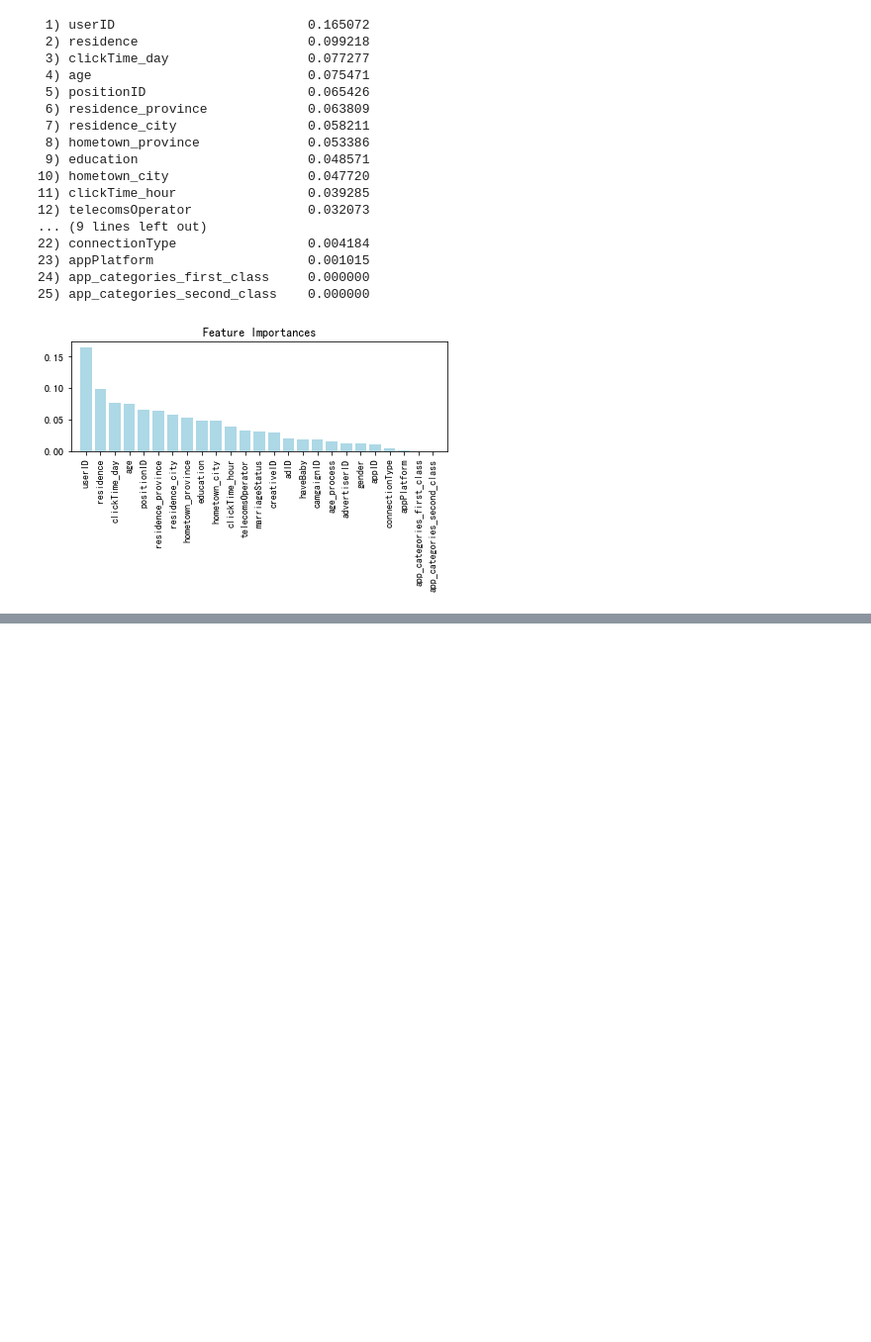
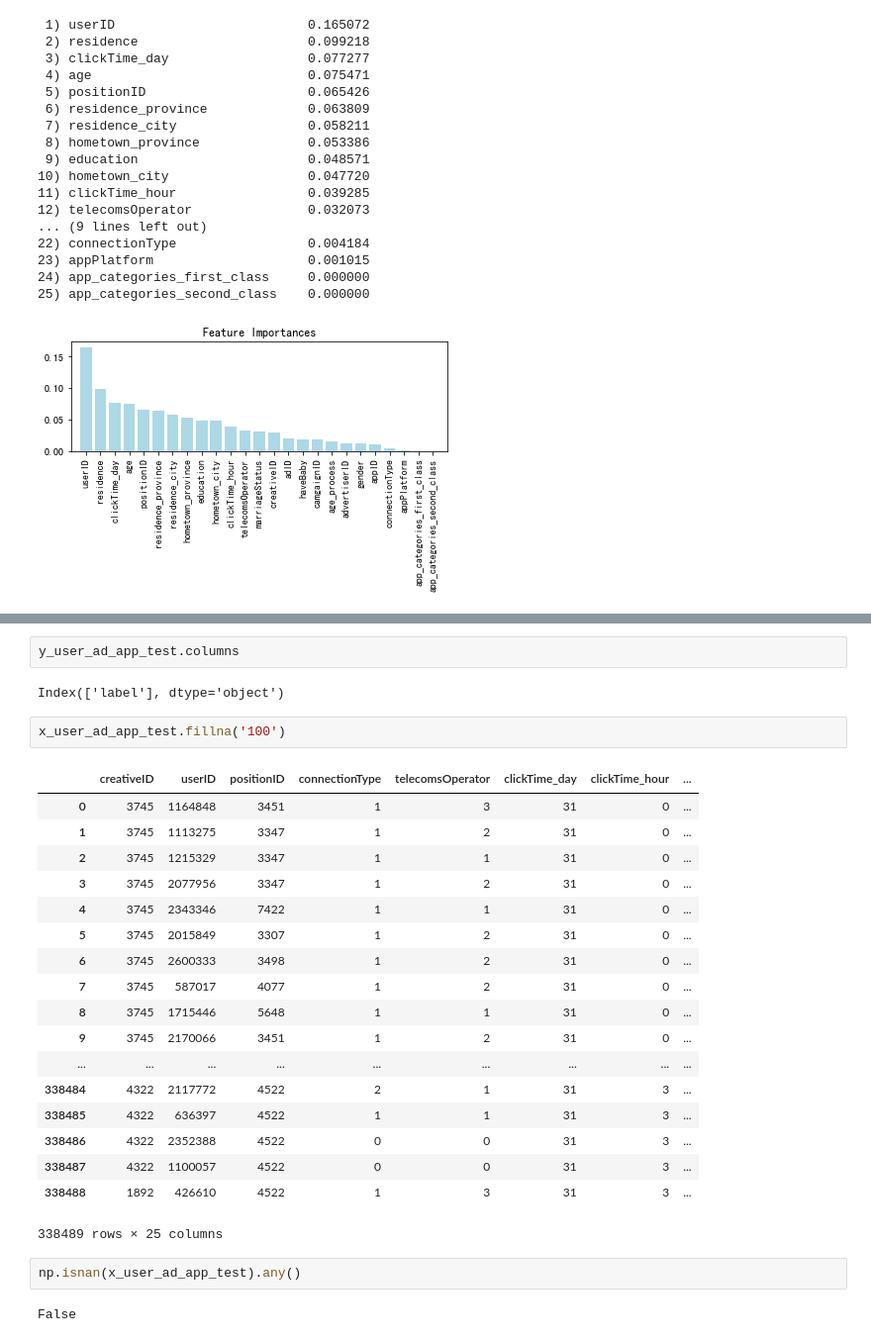
Before and after one commit to JamesTensor/Grocery, a Jupyter notebook: 点击率预估.ipynb, the cells around one changed output, grey strips where cells are left out. Shown at 99% size. Saved outputs shown, nothing was run; the diff lists cells and outputs as text; blank space fills up the shorter version.

```diff
--- a/点击率预估.ipynb
+++ b/点击率预估.ipynb
@@ -388,0 +481,29 @@ plt.show()
+# %%
+y_user_ad_app_test.columns
+# %% [output]
+Index(['label'], dtype='object')
+# %%
+x_user_ad_app_test.fillna('100')
+# %% [output]
+|  | creativeID | userID | positionID | connectionType | telecomsOperator | clickTime_day | clickTime_hour | ... |
+| 0 | 3745 | 1164848 | 3451 | 1 | 3 | 31 | 0 | ... |
+| 1 | 3745 | 1113275 | 3347 | 1 | 2 | 31 | 0 | ... |
+| 2 | 3745 | 1215329 | 3347 | 1 | 1 | 31 | 0 | ... |
+| 3 | 3745 | 2077956 | 3347 | 1 | 2 | 31 | 0 | ... |
+| 4 | 3745 | 2343346 | 7422 | 1 | 1 | 31 | 0 | ... |
+| 5 | 3745 | 2015849 | 3307 | 1 | 2 | 31 | 0 | ... |
+| 6 | 3745 | 2600333 | 3498 | 1 | 2 | 31 | 0 | ... |
+| 7 | 3745 | 587017 | 4077 | 1 | 2 | 31 | 0 | ... |
+| 8 | 3745 | 1715446 | 5648 | 1 | 1 | 31 | 0 | ... |
+| 9 | 3745 | 2170066 | 3451 | 1 | 2 | 31 | 0 | ... |
+| ... | ... | ... | ... | ... | ... | ... | ... | ... |
+| 338484 | 4322 | 2117772 | 4522 | 2 | 1 | 31 | 3 | ... |
+| 338485 | 4322 | 636397 | 4522 | 1 | 1 | 31 | 3 | ... |
+| 338486 | 4322 | 2352388 | 4522 | 0 | 0 | 31 | 3 | ... |
+| 338487 | 4322 | 1100057 | 4522 | 0 | 0 | 31 | 3 | ... |
+| 338488 | 1892 | 426610 | 4522 | 1 | 3 | 31 | 3 | ... |
+338489 rows × 25 columns
+# %%
+np.isnan(x_user_ad_app_test).any()
+# %% [output]
+False
```
Also changed, not shown: parts of 28 cells of this notebook.
